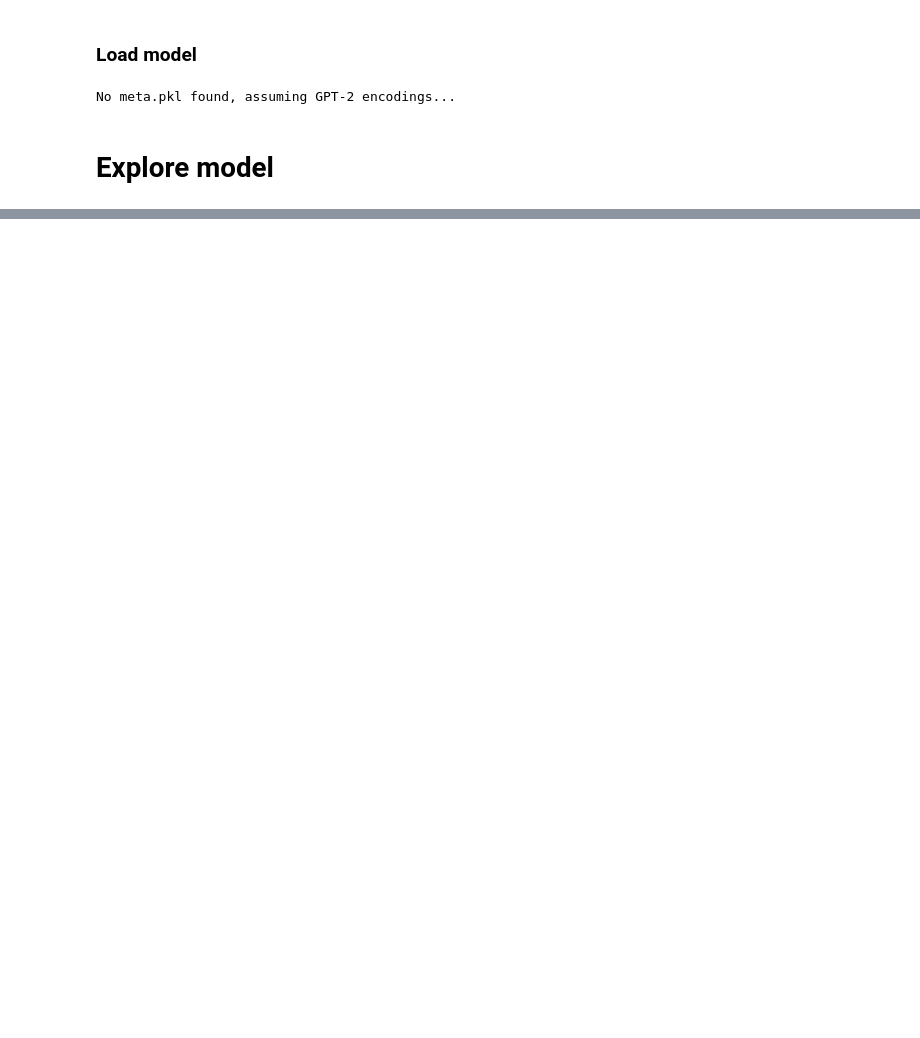
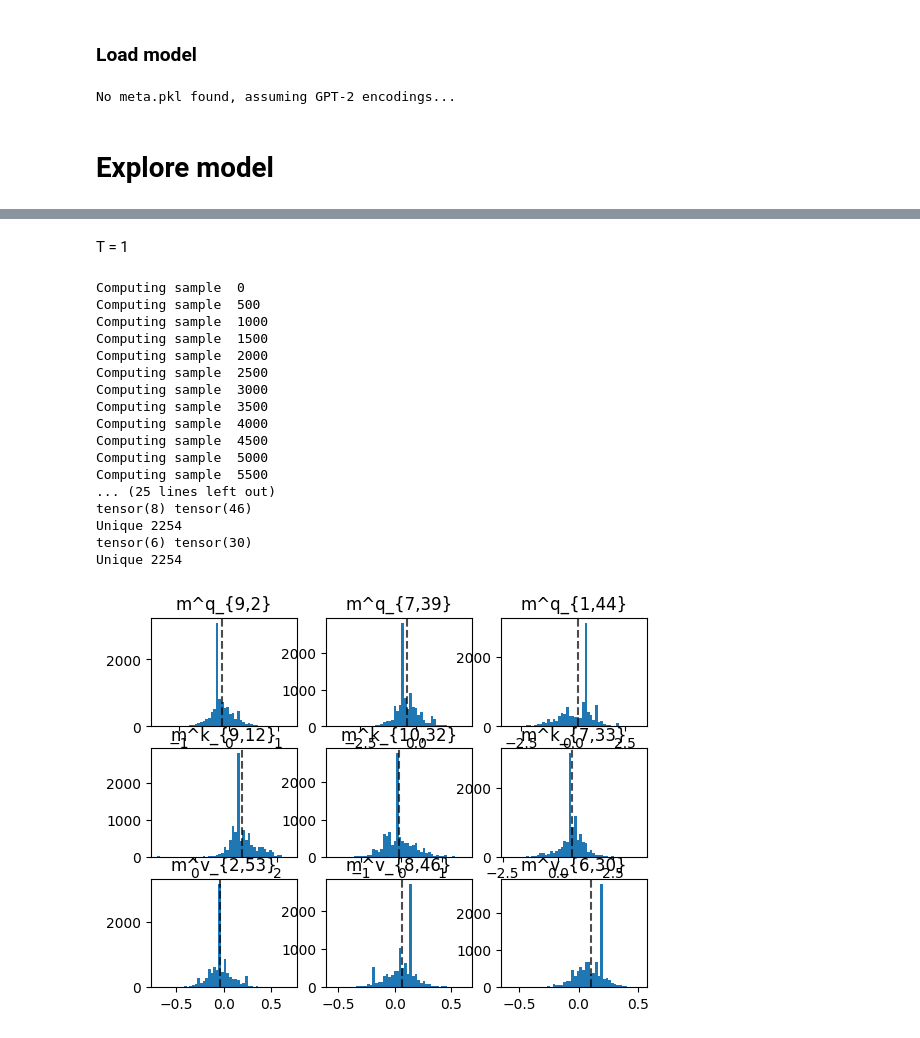
Before and after one commit to muxitox/nanoGPT, a Jupyter notebook: explore_gpt2.ipynb, the cells around one changed output, grey strips where cells are left out. Saved outputs shown, nothing was run; the diff lists cells and outputs as text; code cells hidden in the pictures; blank space fills up the shorter version.

Commit message:
Add different temperatures and sentences

```diff
--- a/explore_gpt2.ipynb
+++ b/explore_gpt2.ipynb
@@ -213,7 +218,7 @@ def explore_model(start_text, temperature, top_k):
             mq_h_i_a = torch.matmul(Wq_h[h_i, feat_a], x_tensor[:, -1].T)
             print("Unique", len(torch.unique(mq_h_i_a)))
             ax_ravel[i].hist(mq_h_i_a.cpu(), bins=50)
-            ax_ravel[i].axvline(mq_h_i_a.mean().cpu(), color='k', linestyle='dashed')
+            ax_ravel[i].axvline(mq_h_i_a.mean().cpu(), color='k', linestyle='dashed', alpha=0.7)
             ax_ravel[i].set_title(f"m^q_{{{h_i},{feat_a}}}")
 
 
@@ -227,7 +232,7 @@ def explore_model(start_text, temperature, top_k):
             mk_h_i_a = torch.matmul(Wk_h[h_i, feat_a], x_tensor[:, -1].T)
             print("Unique", len(torch.unique(mk_h_i_a)))
             ax_ravel[i].hist(mk_h_i_a.cpu(), bins=50)
-            ax_ravel[i].axvline(mk_h_i_a.mean().cpu(), color='k', linestyle='dashed')
+            ax_ravel[i].axvline(mk_h_i_a.mean().cpu(), color='k', linestyle='dashed', alpha=0.7)
             ax_ravel[i].set_title(f"m^k_{{{h_i},{feat_a}}}")
 
 
@@ -241,7 +246,7 @@ def explore_model(start_text, temperature, top_k):
             mv_h_i_a = torch.matmul(Wv_h[h_i, feat_a], x_tensor[:, -1].T)
             print("Unique", len(torch.unique(mv_h_i_a)))
             ax_ravel[i].hist(mv_h_i_a.cpu(), bins=50)
-            ax_ravel[i].axvline(mv_h_i_a.mean().cpu(), color='k', linestyle='dashed')
+            ax_ravel[i].axvline(mv_h_i_a.mean().cpu(), color='k', linestyle='dashed', alpha=0.7)
             ax_ravel[i].set_title(f"m^v_{{{h_i},{feat_a}}}")
 
 
@@ -252,7 +259,4 @@ max_new_tokens = 2 # number of tokens generated in each sample
 # %%
 # Select context:
 start = "\n" # or "<|endoftext|>" or etc. Can also specify a file, use as: "FILE:prompt.txt"
-temperature = 0.8
-top_k = 10000
-
-explore_model(start, temperature, top_k)
+top_k = 15000
@@ -277,0 +289,25 @@ Unique 969
+# %% [markdown]
+T = 1
+# %%
+
+temperature = 1
+explore_model(start, temperature, top_k)
+# %% [output]
+Computing sample  0
+Computing sample  500
+Computing sample  1000
+Computing sample  1500
+Computing sample  2000
+Computing sample  2500
+Computing sample  3000
+Computing sample  3500
+Computing sample  4000
+Computing sample  4500
+Computing sample  5000
+Computing sample  5500
+... (25 lines left out)
+tensor(8) tensor(46)
+Unique 2254
+tensor(6) tensor(30)
+Unique 2254
+[figure, added]
```
Also changed, not shown: parts of 51 cells of this notebook.
